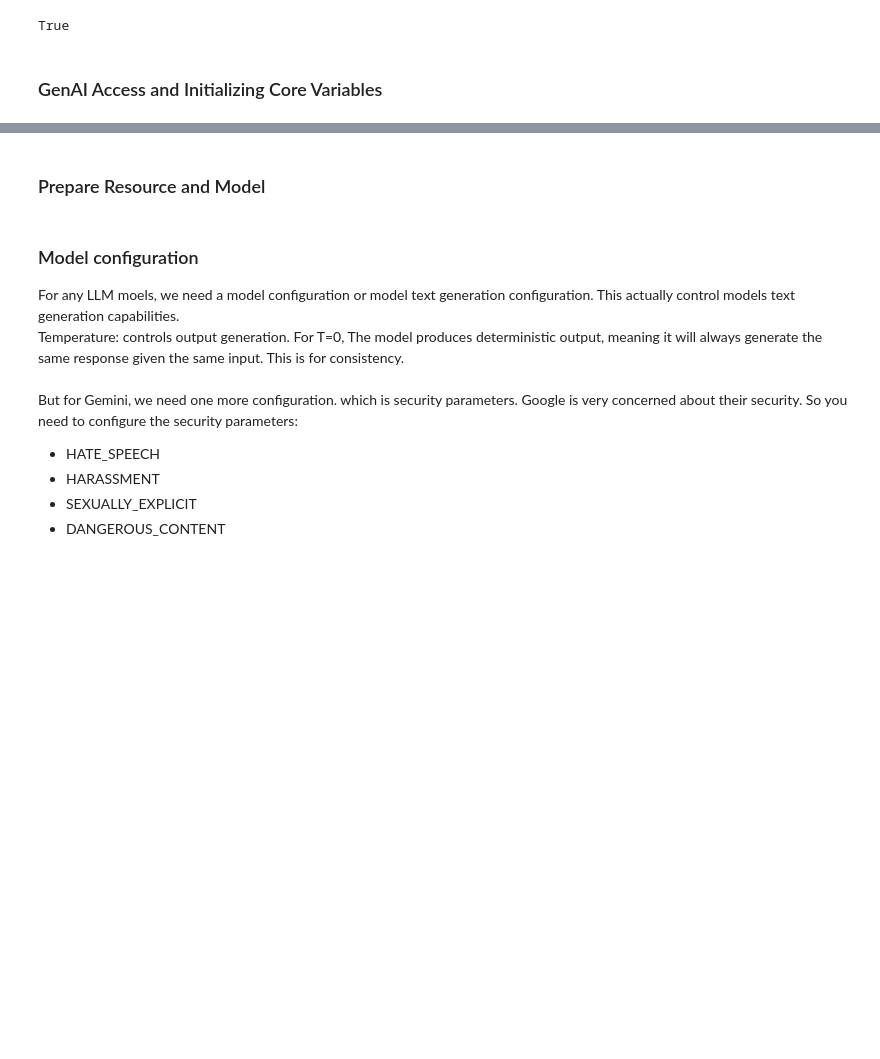
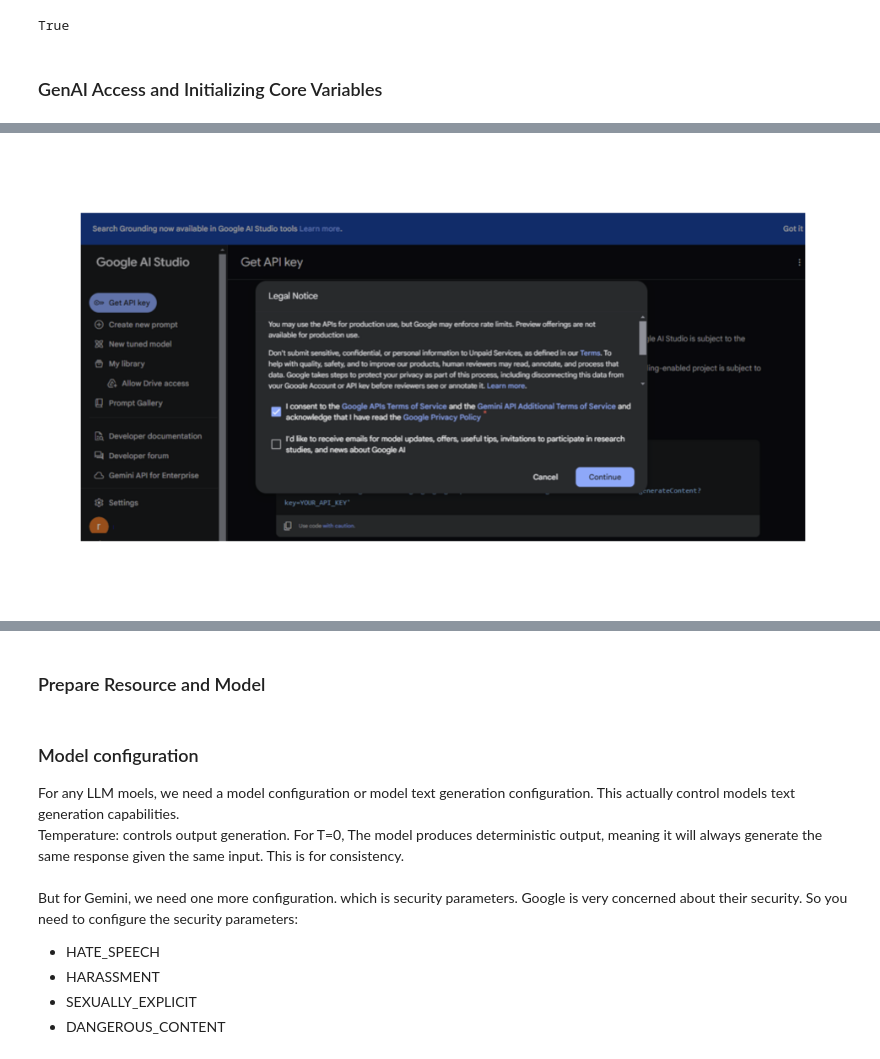
Before and after one commit to mahadyRayhan/pedagogical-agent, a Jupyter notebook: doc/PA.ipynb, the cells around one changed output, grey strips where cells are left out. Saved outputs shown, nothing was run; the diff lists cells and outputs as text; code cells hidden in the pictures; blank space fills up the shorter version.

```diff
--- a/doc/PA.ipynb
+++ b/doc/PA.ipynb
@@ -44,0 +57,4 @@ cached_responses = {}      # Dictionary to store previously generated responses
+# %%
+Image(filename='./images/get_api_2.png')
+# %% [output]
+[figure, added]
```
Also changed, not shown: parts of 7 cells of this notebook, 5 other files.
